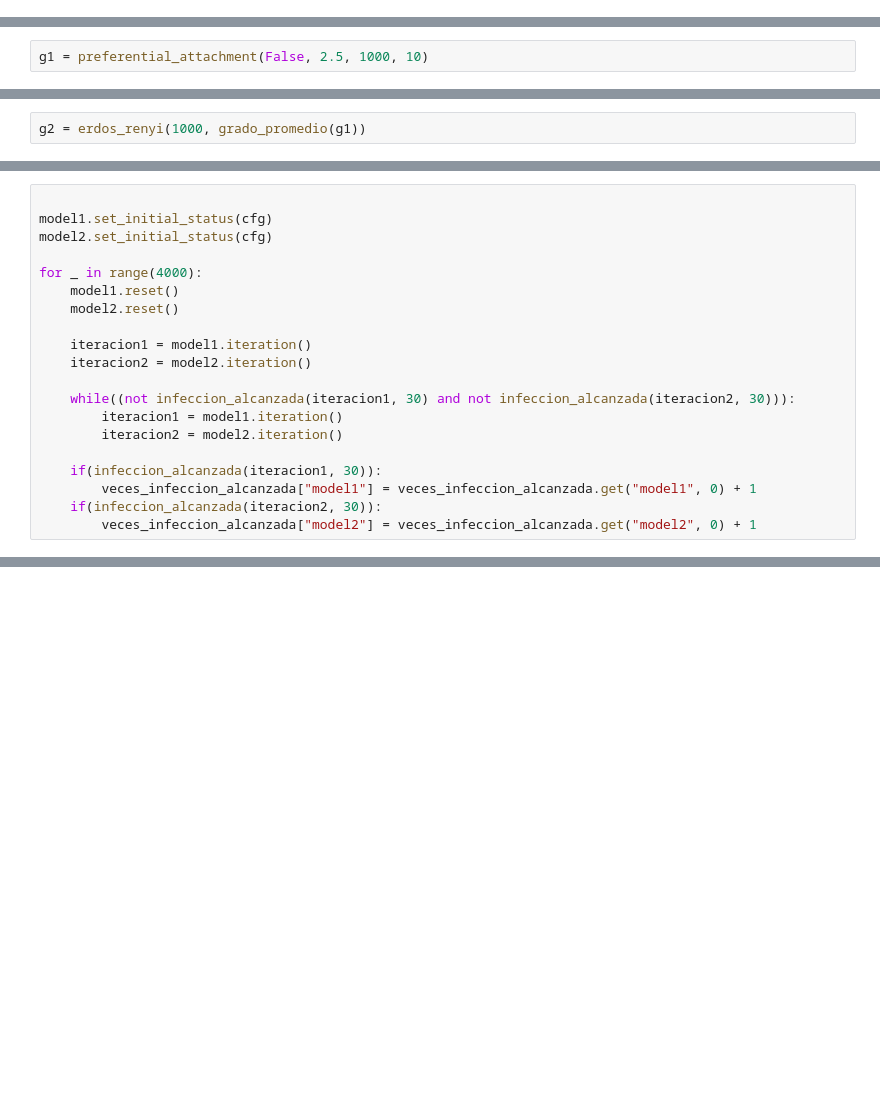
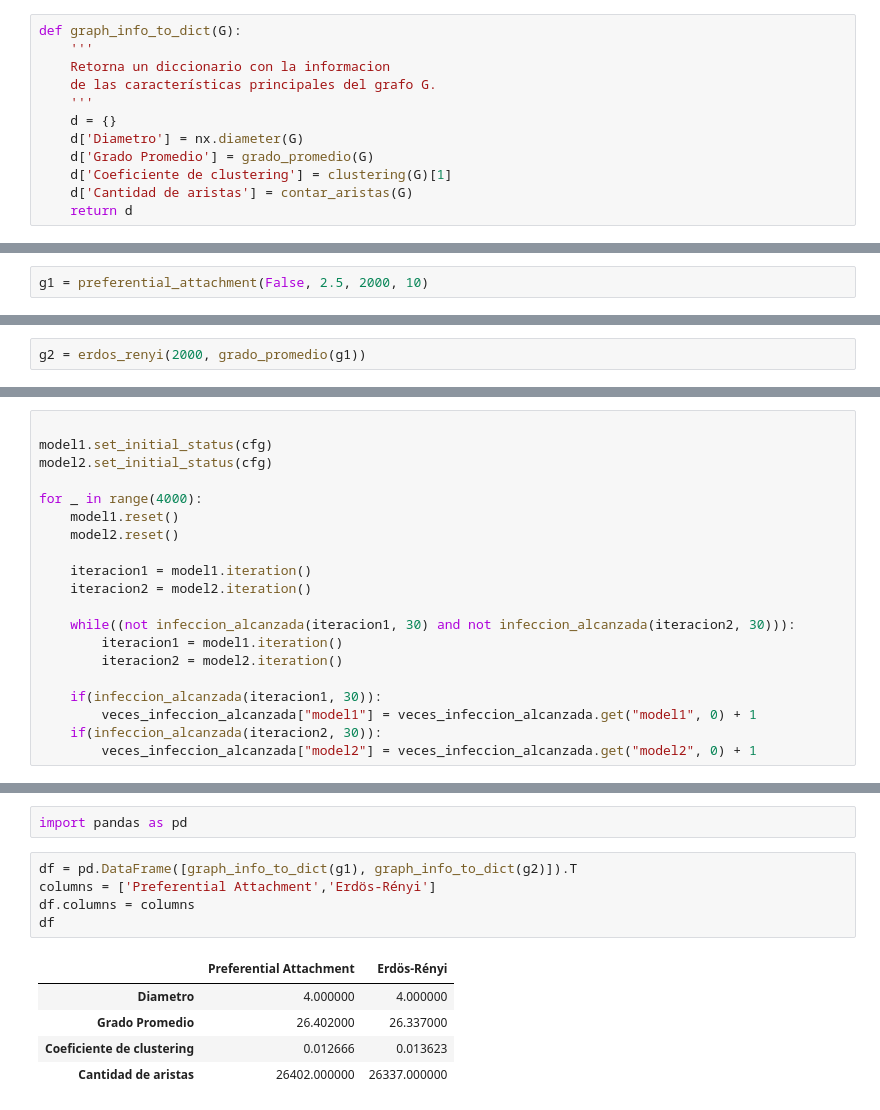
Before and after one commit to amveiga/75.30-teoria_de_algoritmos_ii, a Jupyter notebook: parcialito_3/notebooks/ejercicio_4.ipynb, the cells around one changed output, grey strips where cells are left out. Cells and saved outputs as stored; diff of their text form; blank space fills up the shorter version.

```diff
--- a/parcialito_3/notebooks/ejercicio_4.ipynb
+++ b/parcialito_3/notebooks/ejercicio_4.ipynb
@@ -23,0 +32,12 @@ import pandas as pd
+# %%
+def graph_info_to_dict(G):
+    '''
+    Retorna un diccionario con la informacion
+    de las características principales del grafo G.
+    '''
+    d = {}
+    d['Diametro'] = nx.diameter(G)
+    d['Grado Promedio'] = grado_promedio(G)
+    d['Coeficiente de clustering'] = clustering(G)[1]
+    d['Cantidad de aristas'] = contar_aristas(G)
+    return d
@@ -24,5 +86,5 @@ import pandas as pd
 # %%
-g1 = preferential_attachment(False, 2.5, 1000, 10)
+g1 = preferential_attachment(False, 2.5, 2000, 10)
 # %%
 len(g1.edges()), len(g1.nodes())
 # %% [output]
@@ -30,5 +92,5 @@ len(g1.edges()), len(g1.nodes())
 # %%
-g2 = erdos_renyi(1000, grado_promedio(g1))
+g2 = erdos_renyi(2000, grado_promedio(g1))
 # %%
 len(g2.edges()), len(g2.nodes())
 # %% [output]
@@ -80,0 +140,13 @@ veces_infeccion_alcanzada
+# %%
+import pandas as pd
+# %%
+df = pd.DataFrame([graph_info_to_dict(g1), graph_info_to_dict(g2)]).T
+columns = ['Preferential Attachment','Erdös-Rényi']
+df.columns = columns
+df
+# %% [output]
+|  | Preferential Attachment | Erdös-Rényi |
+| Diametro | 4.000000 | 4.000000 |
+| Grado Promedio | 26.402000 | 26.337000 |
+| Coeficiente de clustering | 0.012666 | 0.013623 |
+| Cantidad de aristas | 26402.000000 | 26337.000000 |
```
Also changed, not shown: parts of 20 cells of this notebook, 5 other files.
